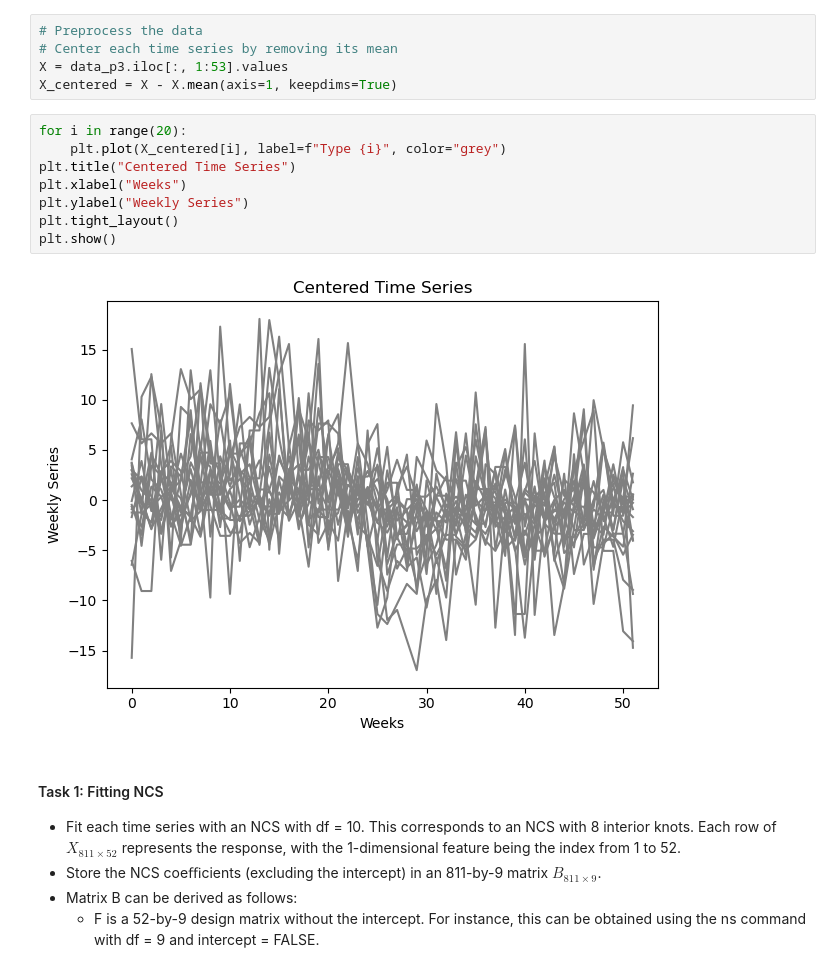
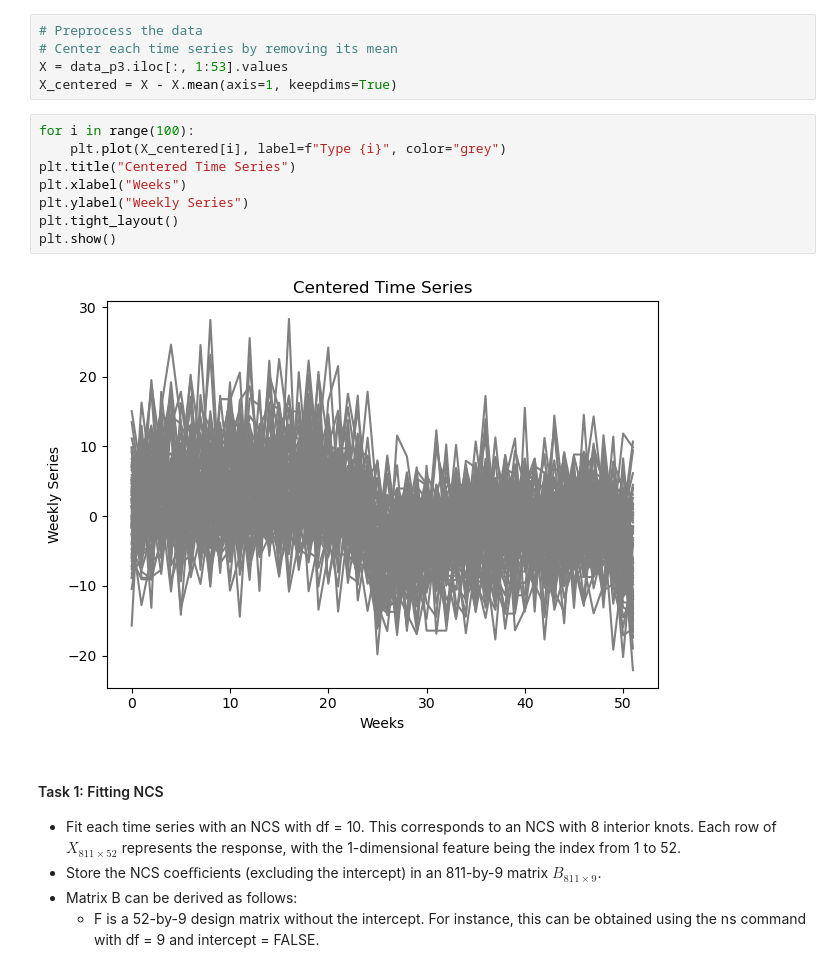
Before and after one commit to lycpaul/cs598-psl, a Jupyter notebook: code3/Assignment_3_1160_ycl7.ipynb, the cells around one changed output. Drawn from its saved outputs; the diff is of its cells as text.

```diff
--- a/code3/Assignment_3_1160_ycl7.ipynb
+++ b/code3/Assignment_3_1160_ycl7.ipynb
@@ -624,15 +624,15 @@ None
 X = data_p3.iloc[:, 1:53].values
 X_centered = X - X.mean(axis=1, keepdims=True)
 # %%
-for i in range(20):
+for i in range(100):
     plt.plot(X_centered[i], label=f"Type {i}", color="grey")
 plt.title("Centered Time Series")
 plt.xlabel("Weeks")
 plt.ylabel("Weekly Series")
 plt.tight_layout()
 plt.show()
 # %% [output]
-[figure, old version]
+[figure, new version]
 # %% [markdown]
 #### Task 1: Fitting NCS
 - Fit each time series with an NCS with df = 10. This corresponds to an NCS with 8 interior knots. Each row of $X_{811×52}$ represents the response, with the 1-dimensional feature being the index from 1 to 52.
```
Also changed, not shown: parts of 8 cells of this notebook.
